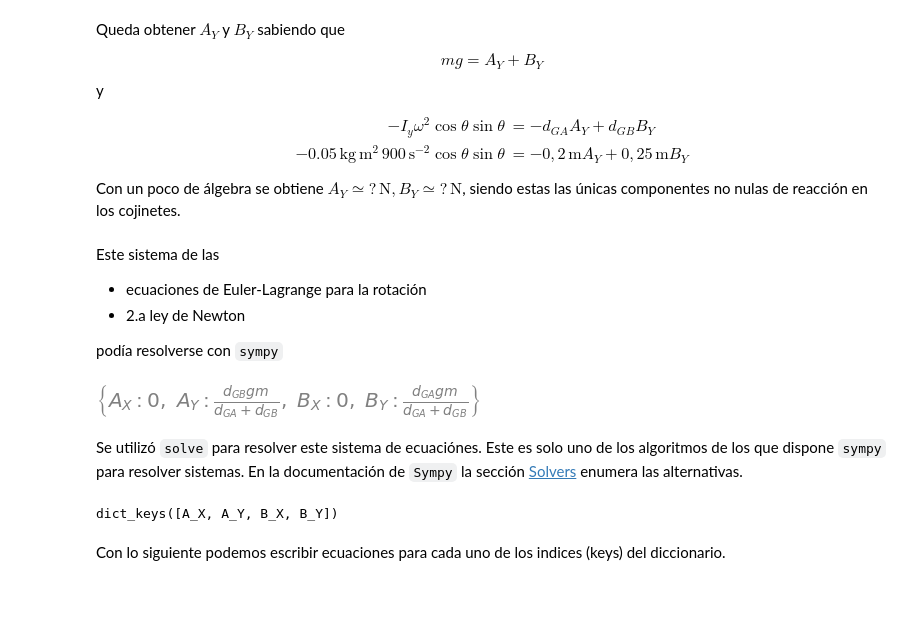
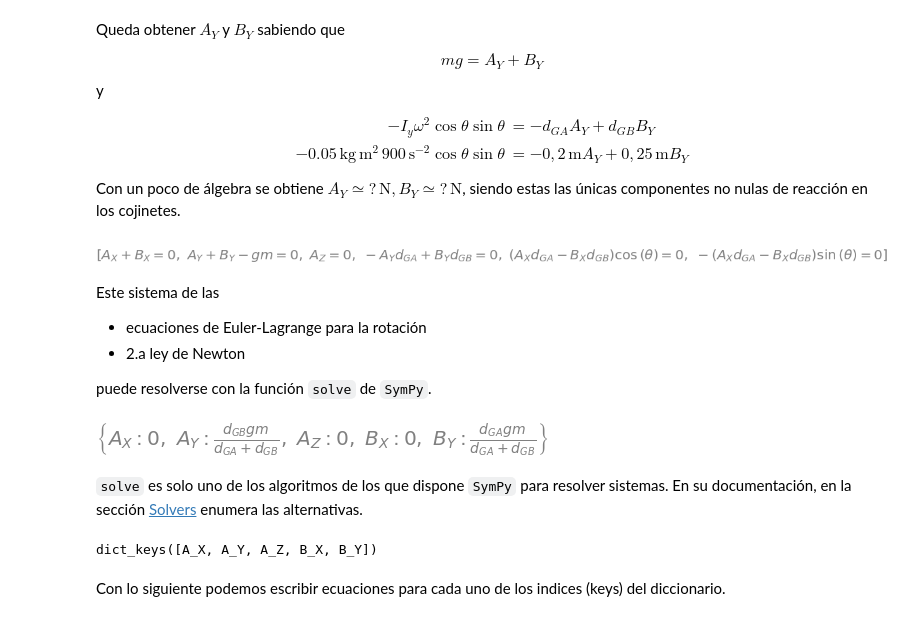
Before and after one commit to bettachini/MecanicaAnaliticaComputacional, a Jupyter notebook: 10RotaciónEuler/engranajeDesalineado.ipynb, the cells around one changed output. Drawn from its saved outputs; the diff is of its cells as text; code cells hidden in the pictures.

```diff
--- a/10RotaciónEuler/ej1.ipynb
+++ b/10RotaciónEuler/engranajeDesalineado.ipynb
@@ -350,26 +350,29 @@ $$
 \end{aligned}
 $$
 Con un poco de álgebra se obtiene $\boxed{ A_Y \simeq ?\,\mathrm{N}, B_Y \simeq ?\,\mathrm{N} }$, siendo estas las únicas componentes no nulas de reacción en los cojinetes.
+# %%
+variablesDespeje = [A_x, A_y, B_x, B_y, A_z]
+sistemaEcuaciones = sistema_Newton + sistema_EL # esto concatena las listas
+sistemaEcuaciones
+# %% [output]
+[figure, added]
 # %% [markdown]
 Este sistema de las
 - ecuaciones de Euler-Lagrange para la rotación
 - 2.a ley de Newton
 
-podía resolverse con `sympy`
+puede resolverse con la función `solve` de `SymPy`.
-# %%
-variablesDespeje = [A_x, A_y, B_x, B_y]
-sistemaEcuaciones = sistema_Newton + sistema_EL
 # %%
-variablesDespeje_sol= sym.solve(sistemaEcuaciones, variablesDespeje )
-variablesDespeje_sol # esto es un diccionario
+reacciones_solve= sym.solve(sistemaEcuaciones, variablesDespeje )
+reacciones_solve # esto es un diccionario
 # %% [output]
-[figure, old version]
+[figure, new version]
 # %% [markdown]
-Se utilizó `solve` para resolver este sistema de ecuaciónes. Este es solo uno de los algoritmos de los que dispone `sympy` para resolver sistemas. En la documentación de `Sympy` la sección [Solvers](https://docs.sympy.org/latest/modules/solvers/solvers.html#module-sympy.solvers) enumera las alternativas.
+`solve` es solo uno de los algoritmos de los que dispone `SymPy` para resolver sistemas. En su documentación, en la sección [Solvers](https://docs.sympy.org/latest/modules/solvers/solvers.html#module-sympy.solvers) enumera las alternativas.
 # %%
-variablesDespeje_sol.keys() # esto entrega los indices del diccionario
+reacciones_solve.keys() # esto entrega los indices del diccionario
 # %% [output]
-dict_keys([A_X, A_Y, B_X, B_Y])
+dict_keys([A_X, A_Y, A_Z, B_X, B_Y])
 # %% [markdown]
 Con lo siguiente podemos escribir ecuaciones para cada uno de los indices (keys) del diccionario.
 # %%
```
Also changed, not shown: parts of 11 cells of this notebook, 1 other file.
